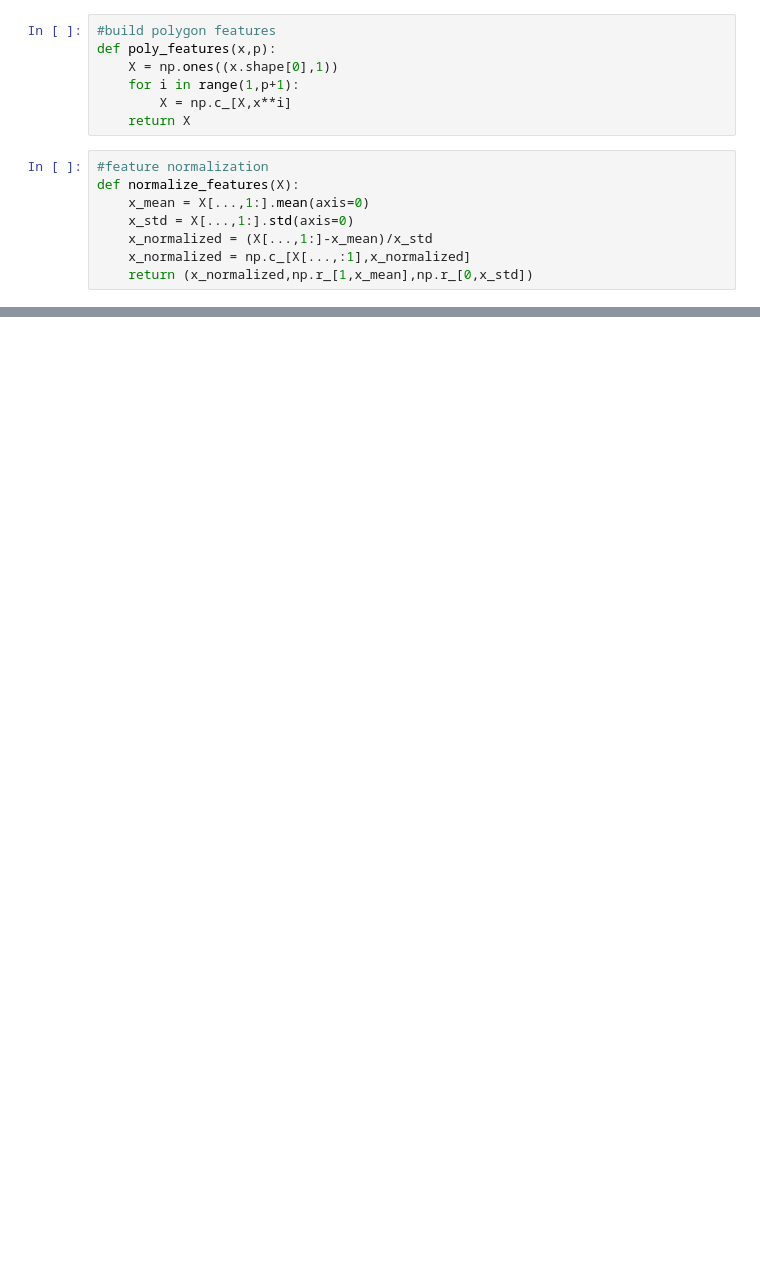
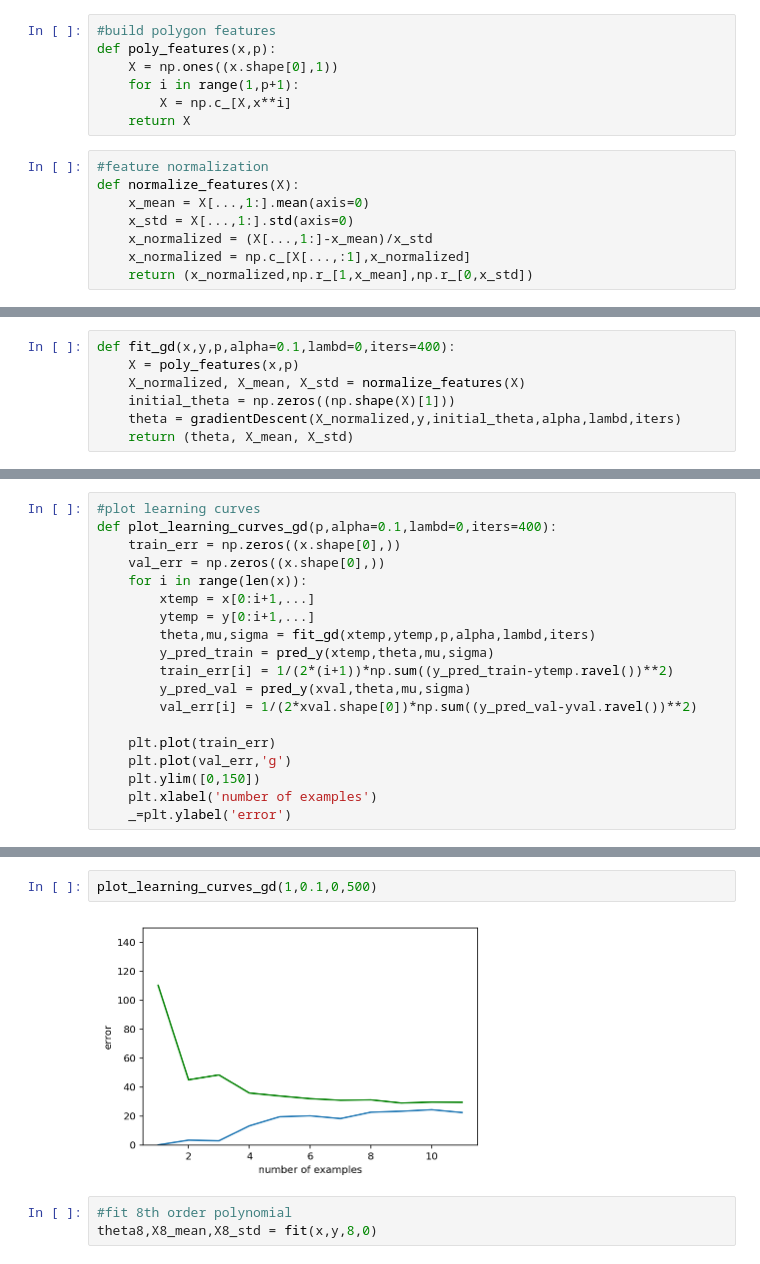
Before and after one commit to anirudh582/machine_learning, a Jupyter notebook: 5.regularized_linear_regression_and_bias_vs_variance.ipynb, the cells around one changed output, grey strips where cells are left out. Drawn from its saved outputs; the diff is of its cells as text; blank space fills up the shorter version.

```diff
--- a/5.regularized_linear_regression_and_bias_vs_variance.ipynb
+++ b/5.regularized_linear_regression_and_bias_vs_variance.ipynb
@@ -69,0 +79,7 @@ def gradientDescent(X,y,theta,alpha,num_iters=400):
+# %%
+def fit_gd(x,y,p,alpha=0.1,lambd=0,iters=400):
+    X = poly_features(x,p)
+    X_normalized, X_mean, X_std = normalize_features(X)
+    initial_theta = np.zeros((np.shape(X)[1]))
+    theta = gradientDescent(X_normalized,y,initial_theta,alpha,lambd,iters)
+    return (theta, X_mean, X_std)
@@ -70,3 +126,22 @@ def gradientDescent(X,y,theta,alpha,num_iters=400):
+# %%
+#plot learning curves
+def plot_learning_curves_gd(p,alpha=0.1,lambd=0,iters=400):
+    train_err = np.zeros((x.shape[0],))
+    val_err = np.zeros((x.shape[0],))
+    for i in range(len(x)):
+        xtemp = x[0:i+1,...]
+        ytemp = y[0:i+1,...]
+        theta,mu,sigma = fit_gd(xtemp,ytemp,p,alpha,lambd,iters)
+        y_pred_train = pred_y(xtemp,theta,mu,sigma)
+        train_err[i] = 1/(2*(i+1))*np.sum((y_pred_train-ytemp.ravel())**2)
+        y_pred_val = pred_y(xval,theta,mu,sigma)
+        val_err[i] = 1/(2*xval.shape[0])*np.sum((y_pred_val-yval.ravel())**2)
+
+    plt.plot(train_err)
+    plt.plot(val_err,'g')
+    plt.ylim([0,150])
+    plt.xlabel('number of examples')
+    _=plt.ylabel('error')
 # %%
 #check cost and gradient functions
 X1 = poly_features(x,1)
@@ -159,0 +166,7 @@ plt.ylim([-5,40])
+# %%
+plot_learning_curves_gd(1,0.1,0,500)
+# %% [output]
+[figure, added]
+# %%
+#fit 8th order polynomial
+theta8,X8_mean,X8_std = fit(x,y,8,0)
```
Also changed, not shown: parts of 35 cells of this notebook.
